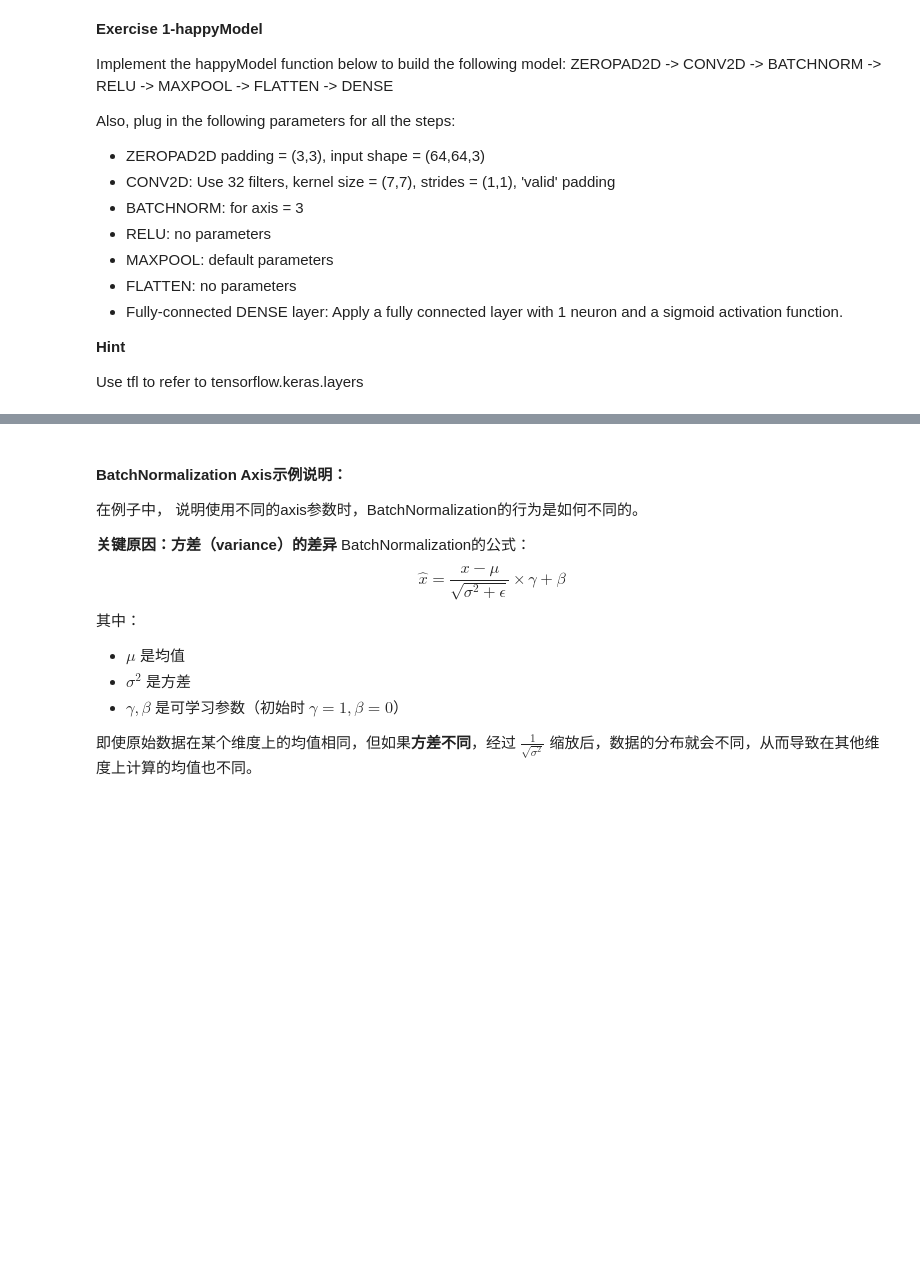
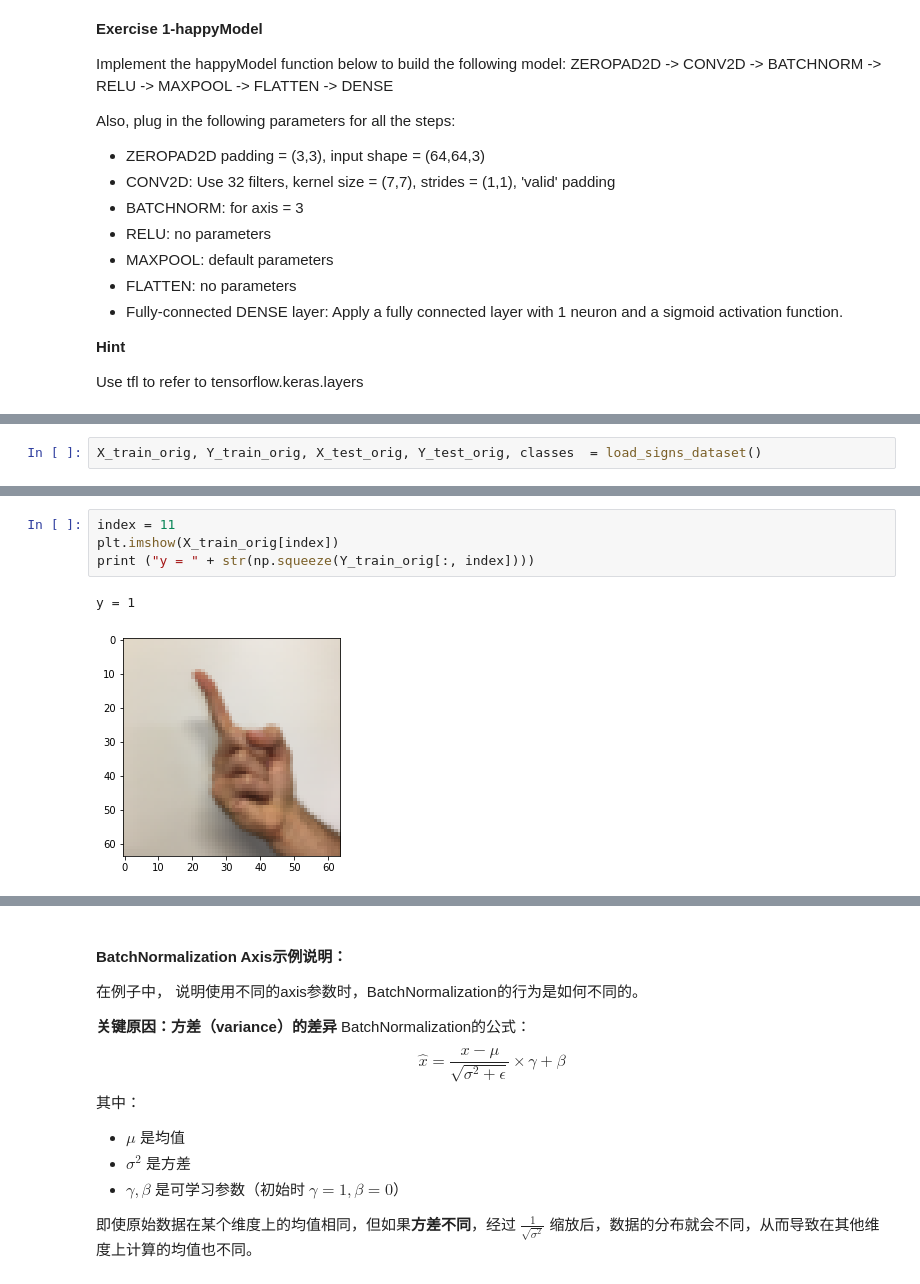
Before and after one commit to Donner886/Deep-learning, a Jupyter notebook: Chapter04-Convolutional-Neural-Networks/W1A2/Convolution_model_Application_ddma.ipynb, the cells around one changed output, grey strips where cells are left out. Cells and saved outputs as stored; diff of their text form; blank space fills up the shorter version.

```diff
--- a/Chapter04-Convolutional-Neural-Networks/W1A2/Convolution_model_Application_ddma.ipynb
+++ b/Chapter04-Convolutional-Neural-Networks/W1A2/Convolution_model_Application_ddma.ipynb
@@ -221,0 +270,2 @@ Layer 6: Dense - Params: 32769
+# %%
+X_train_orig, Y_train_orig, X_test_orig, Y_test_orig, classes  = load_signs_dataset()
@@ -221,0 +276,7 @@ Layer 6: Dense - Params: 32769
+# %%
+index = 11
+plt.imshow(X_train_orig[index])
+print ("y = " + str(np.squeeze(Y_train_orig[:, index])))
+# %% [output]
+y = 1
+[figure, added]
```
Also changed, not shown: parts of 26 cells of this notebook, 3 other files.
